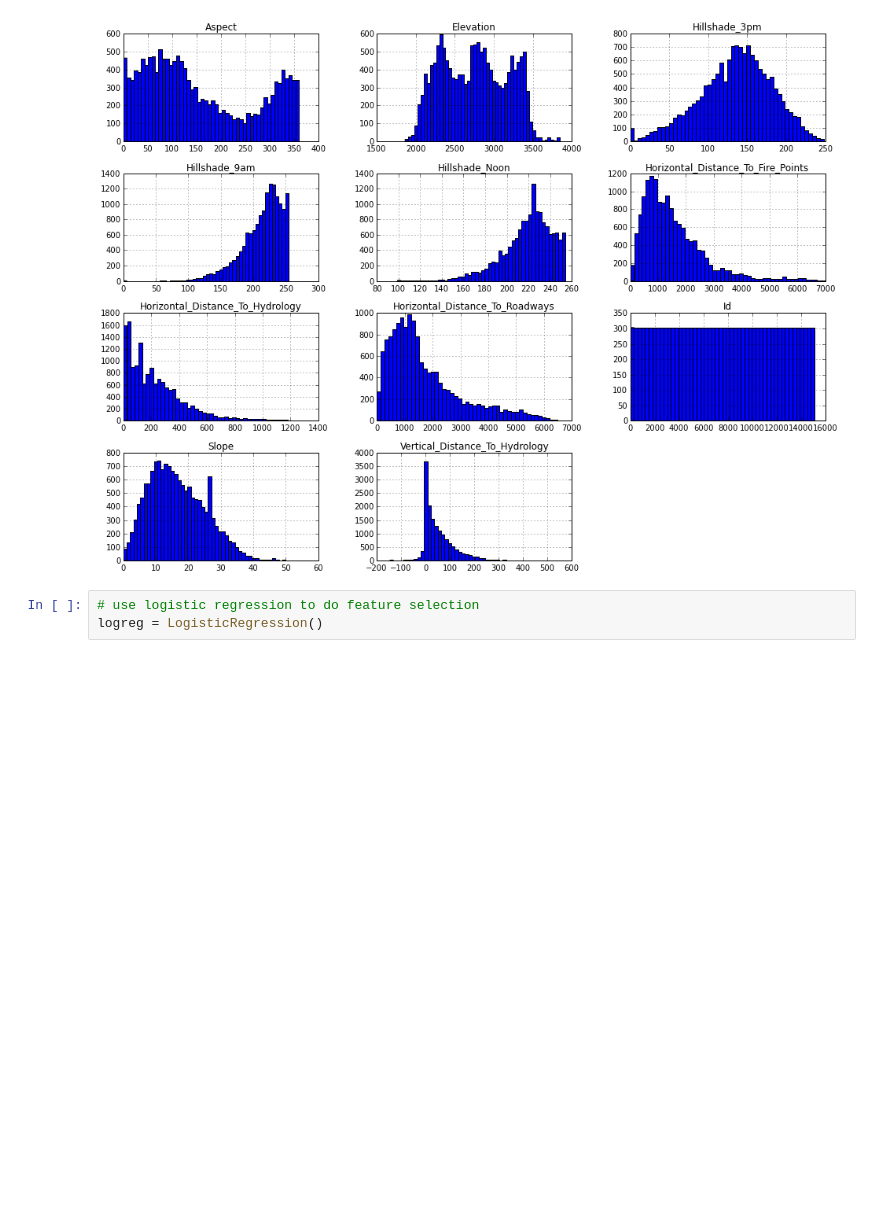
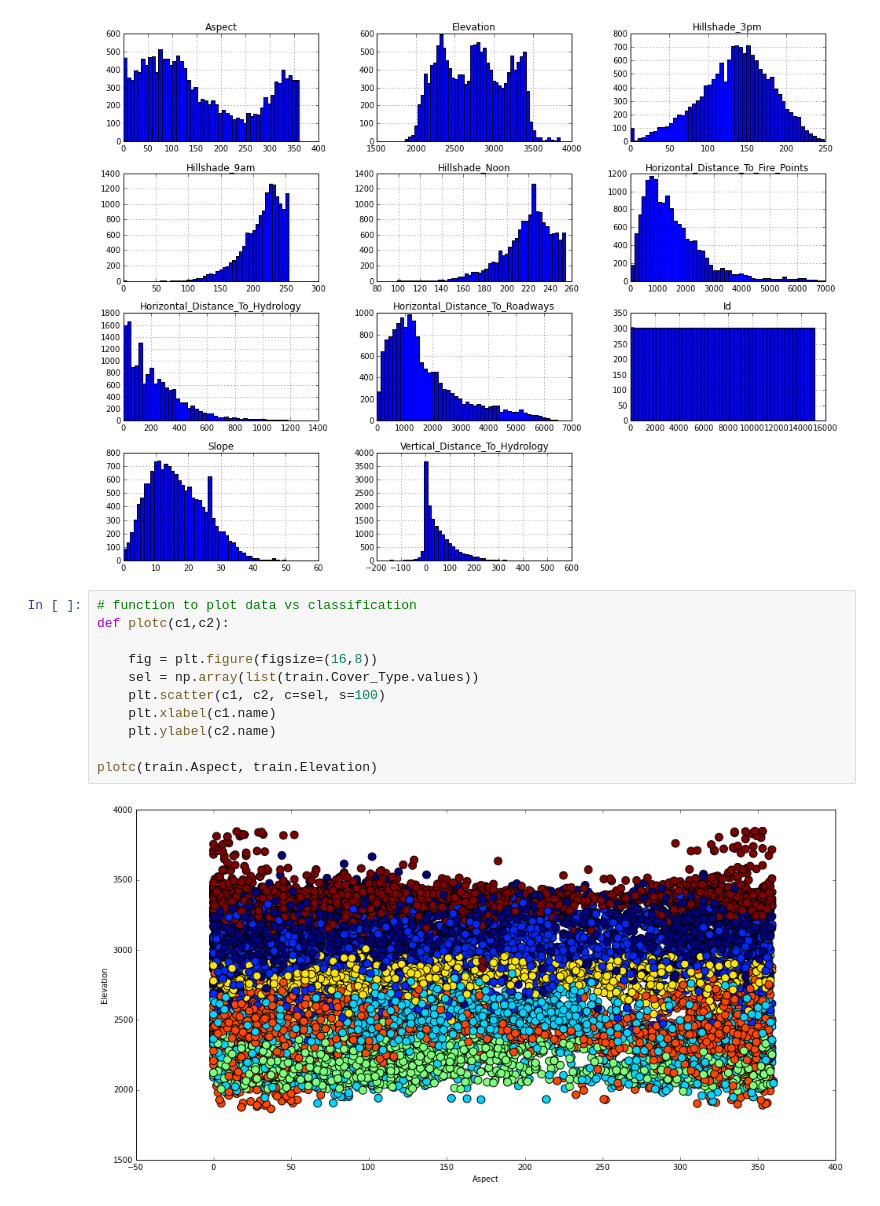
Before and after one commit to kevinallen/w207-forestcover, a Jupyter notebook: forest_cover.ipynb, the cells around one changed output. Saved outputs shown, nothing was run; the diff lists cells and outputs as text; blank space fills up the shorter version.

```diff
--- a/forest_cover.ipynb
+++ b/forest_cover.ipynb
@@ -78,6 +82,16 @@ train.ix[:,:11].hist(figsize=(16,12),bins=50)
 plt.show()
 # %% [output]
 [figure]
-# %%
-# use logistic regression to do feature selection
-logreg = LogisticRegression()
+# %%
+# function to plot data vs classification
+def plotc(c1,c2):
+
+    fig = plt.figure(figsize=(16,8))
+    sel = np.array(list(train.Cover_Type.values))
+    plt.scatter(c1, c2, c=sel, s=100)
+    plt.xlabel(c1.name)
+    plt.ylabel(c2.name)
+
+plotc(train.Aspect, train.Elevation)
+# %% [output]
+[figure, added]
```
Also changed, not shown: parts of 3 cells of this notebook.
